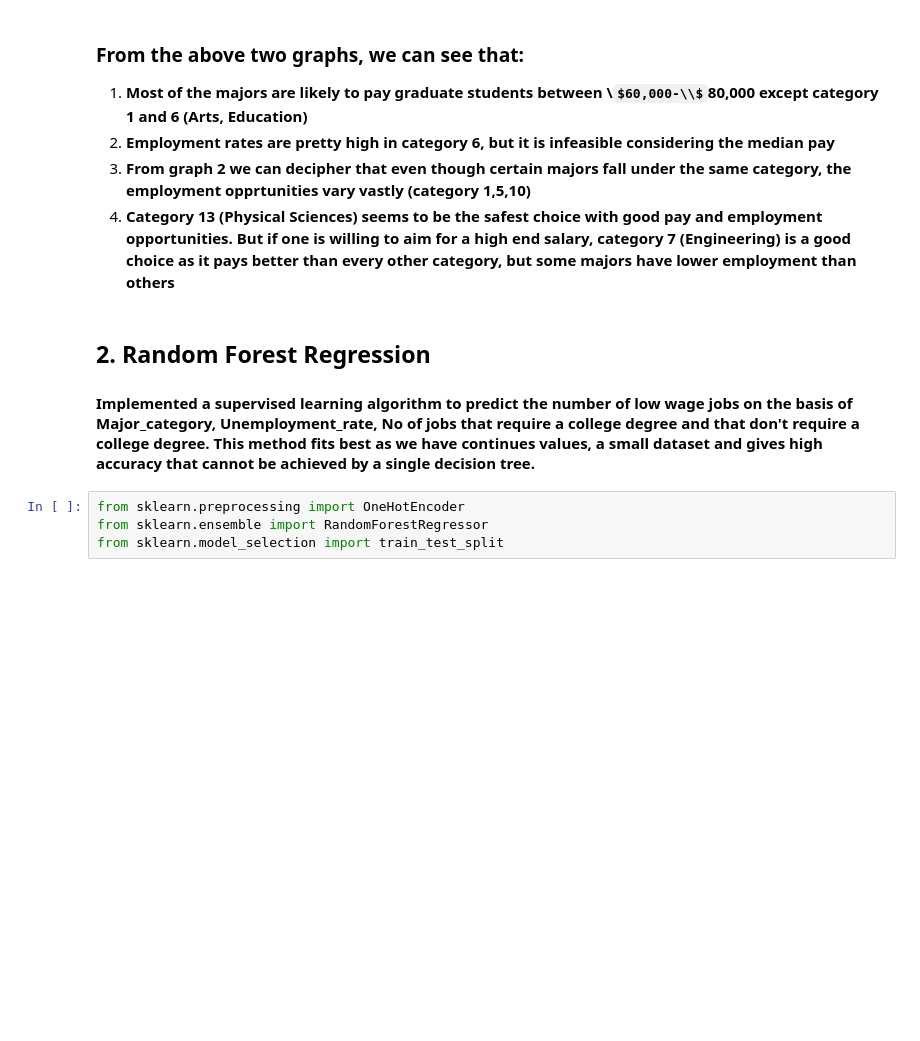
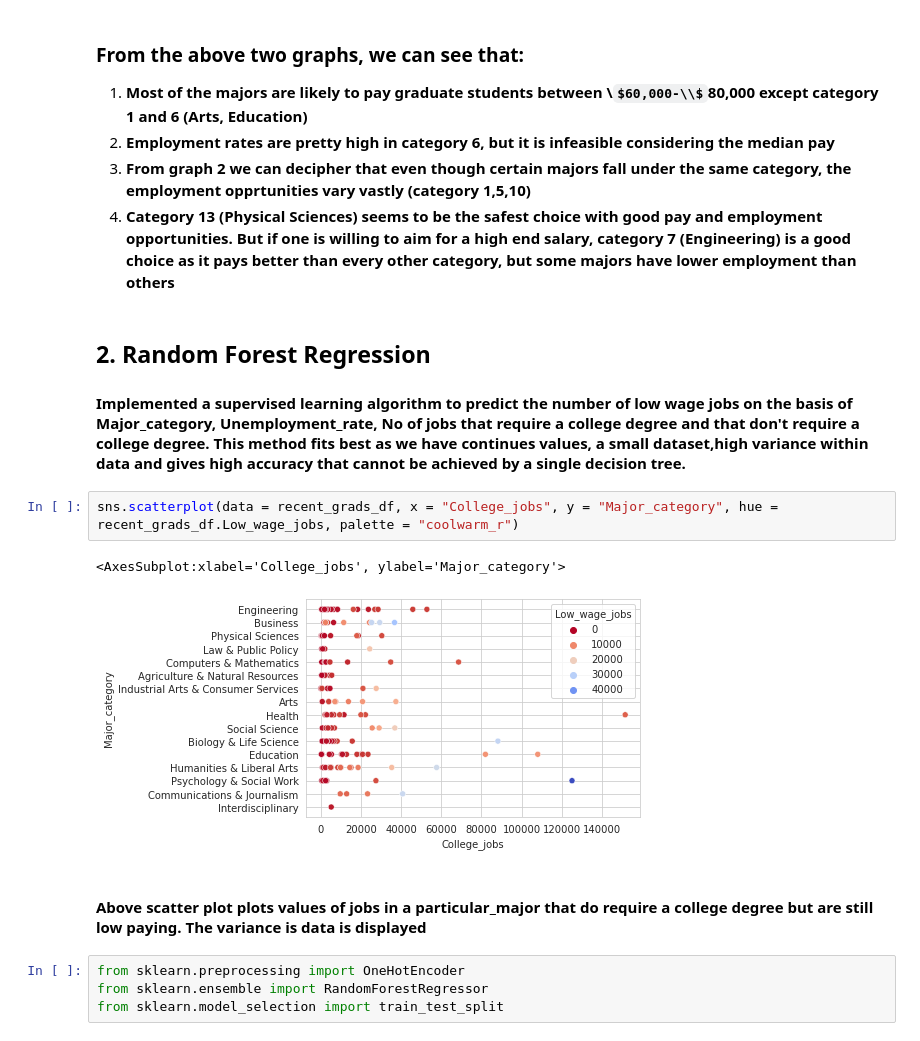
Before and after one commit to puneettokhi/CMPE255, a Jupyter notebook: college_major_analysis.ipynb, the cells around one changed output. Saved outputs shown, nothing was run; the diff lists cells and outputs as text; some formulas as TeX source; blank space fills up the shorter version.

Commit message:
Writeup and Visualizations

```diff
--- a/college_major_analysis.ipynb
+++ b/college_major_analysis.ipynb
@@ -569,7 +569,14 @@ dbscan(transformed_grad_2.values, 0.005, 4)
 ## 2. Random Forest Regression
 
 <h4>Implemented a supervised learning algorithm to predict the number of low wage jobs on the basis of Major_category, Unemployment_rate, No of jobs that require a college degree and that don't require a college degree.
-This method fits best as we have continues values, a small dataset and gives high accuracy that cannot be achieved by a single decision tree.</h4>
+This method fits best as we have continues values, a small dataset,high variance within data and gives high accuracy that cannot be achieved by a single decision tree.</h4>
+# %%
+sns.scatterplot(data = recent_grads_df, x = "College_jobs", y = "Major_category", hue = recent_grads_df.Low_wage_jobs, palette = "coolwarm_r")
+# %% [output]
+<AxesSubplot:xlabel='College_jobs', ylabel='Major_category'>
+[figure, added]
+# %% [markdown]
+<h4>Above scatter plot plots values of jobs in a particular_major that do require a college degree but are still low paying. The variance is data is displayed</h4>
 # %%
 from sklearn.preprocessing import OneHotEncoder
 from sklearn.ensemble import RandomForestRegressor
```
Also changed, not shown: 3 other files.
